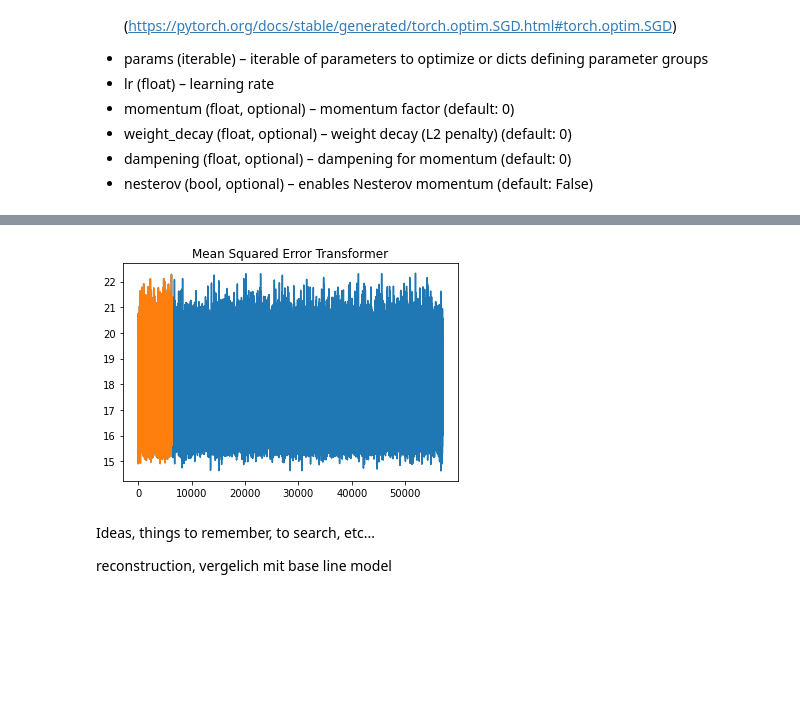
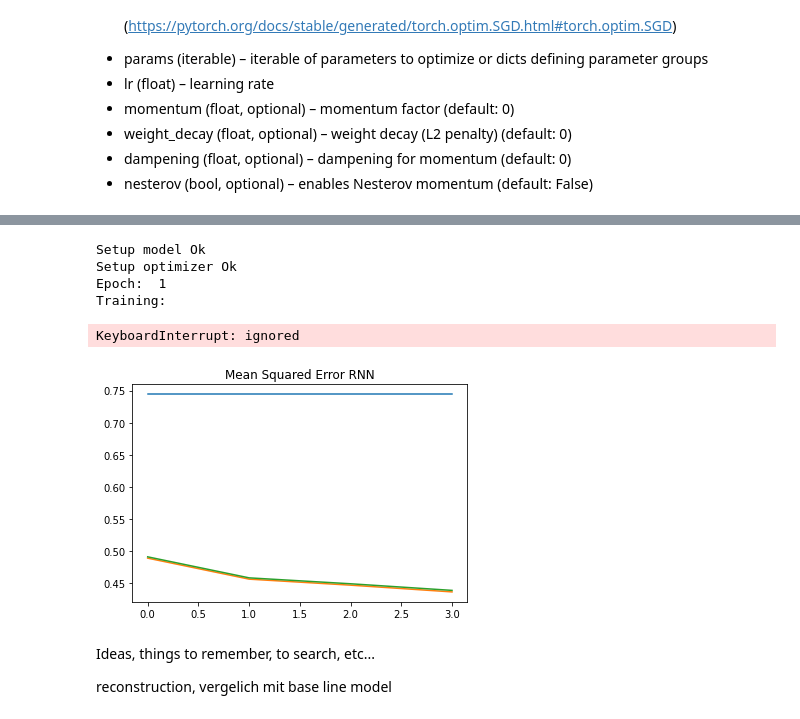
Before and after one commit to SergioTallo/Multivariate_Time_Series_Prediction_Transformers, a Jupyter notebook: bsc_arbeit.ipynb, the cells around one changed output, grey strips where cells are left out. Cells and saved outputs as stored; diff of their text form; code cells hidden in the pictures; blank space fills up the shorter version.

```diff
--- a/bsc_arbeit.ipynb
+++ b/bsc_arbeit.ipynb
@@ -216,10 +208,9 @@ The scale of the data of the different features is very dofferent. Its better to
 # apply the mean / stddev scaling in Pandas using the .mean() and .std() methods
 def normalize_mean_std_dataset(df):
     # copy the dataframe
-    df_scaled = df.copy()
     df_norm = df.copy()
     # apply mean / stddev scaling
-    for column in tqdm(df_scaled.columns):
+    for column in tqdm(df_norm.columns):
       if column != 'time':
         df_norm[column] = (df_norm[column] - df_norm[column].mean()) / df_norm[column].std()
     return df_norm
@@ -552,7 +472,7 @@ def train(model, criterion, optimizer, train_loader, test_loader, n_epochs):
 
     return model, epoch_loss_train, epoch_loss_test
 # %%
-n_epochs = 100
+n_epochs = 50
 lr=0.01
 
 # Create model FFN instance
@@ -825,8 +746,8 @@ def training_RNN(model, criterion, optimizer, train_loader, test_loader, n_epoch
 # Instantiate the model with hyperparameters
 model_rnn = RNN(input_size = 18,
                 output_size = 18,
-                hidden_dim = 36,
-                n_layers = 1,
+                hidden_dim = 64,
+                n_layers = 4,
                 batch_first = True,
                 dropout = 0,
                 device = device)
@@ -835,7 +756,7 @@ model_rnn = RNN(input_size = 18,
 model_rnn = model_rnn.to(device)
 
 # Define hyperparameters
-n_epochs = 4
+n_epochs = 50
 lr=0.01
 
 # Define Loss, Optimizer
@@ -1092,20 +958,54 @@ Current Mean loss Test Set:  9.267819709392327
+# %%
+# Initialize Transformer Model and Optimizer
+
+model_transformer = Transformer (num_encoder_layers=3,
+                     num_decoder_layers=3,
+                     feature_size=18,
+                     output_size=18,
+                     num_heads=3,
+                     device = device,
+                     batch_first=False)
+
+n_epochs = 50
+
+print('Setup model Ok')
+
+optimizer = torch.optim.Adam(model_transformer.parameters(), lr=0.01)
+criterion = nn.MSELoss()
+
+print('Setup optimizer Ok')
+
+
+train_transformer = True
+
+if train_transformer is True:
+  trained_model_transformer, train_losses, test_losses = training_transformer(model_transformer, optimizer, criterion, loader_train, loader_test, n_epochs)
+# %% [output]
+Setup model Ok
+Setup optimizer Ok
+Epoch:  1
+Training:
+KeyboardInterrupt: ignored
 # %%
 # Show results of the loss function
 
 fig = plt.figure()
 
 ax = fig.add_subplot(111)
 plt.ion()
 
 fig.show()
 fig.canvas.draw()
 
-ax.plot([np.mean(i) for i in epoch_loss_train])
-ax.plot([np.mean(i) for i in epoch_loss_test])
-ax.set_title("Mean Squared Error Transformer")
+baseline = [np.mean(losses_train) for i in range(len(train_losses))]
+
+ax.plot(baseline)
+ax.plot([np.mean(i) for i in train_losses])
+ax.plot([np.mean(i) for i in test_losses])
+ax.set_title("Mean Squared Error RNN")
 fig.canvas.draw()
 # %% [output]
-[figure, old version]
+[figure, new version]
 # %% [markdown]
 Ideas, things to remember, to search, etc...
 
```
Also changed, not shown: parts of 12 cells of this notebook.
